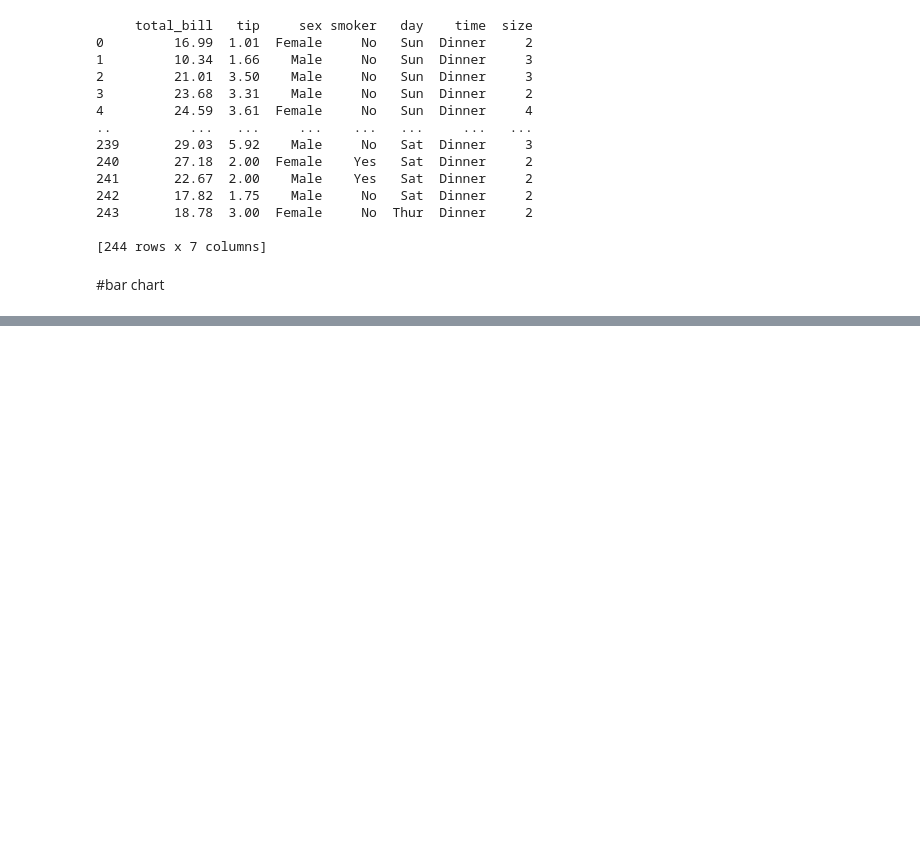
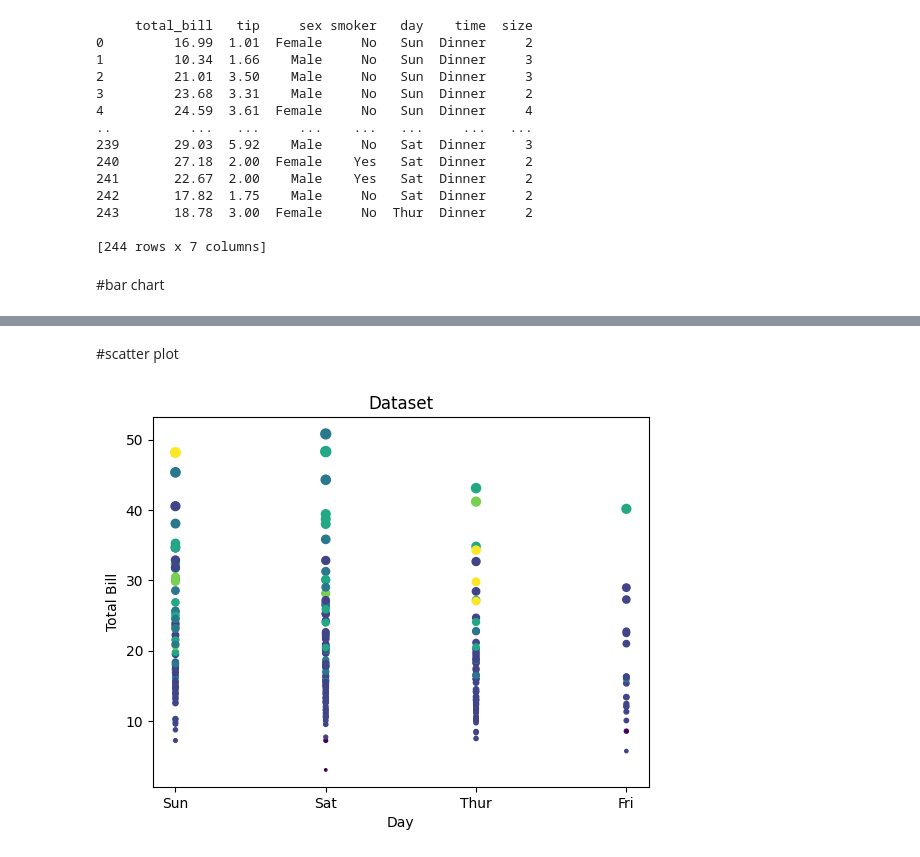
Before and after one commit to runeking2006/vac_1, a Jupyter notebook: data_visuals.ipynb, the cells around one changed output, grey strips where cells are left out. Drawn from its saved outputs; the diff is of its cells as text; code cells hidden in the pictures; blank space fills up the shorter version.

```diff
--- a/data_visuals.ipynb
+++ b/data_visuals.ipynb
@@ -34,0 +47,12 @@ plt.show()
+# %% [markdown]
+#scatter plot
+# %%
+import matplotlib.pyplot as plt
+
+plt.scatter(data['day'], data['total_bill'], c=data['size'], s=data['total_bill'])
+plt.title('Dataset')
+plt.xlabel('Day')
+plt.ylabel('Total Bill')
+plt.show()
+# %% [output]
+[figure, added]
```
Also changed, not shown: parts of 5 cells of this notebook.
